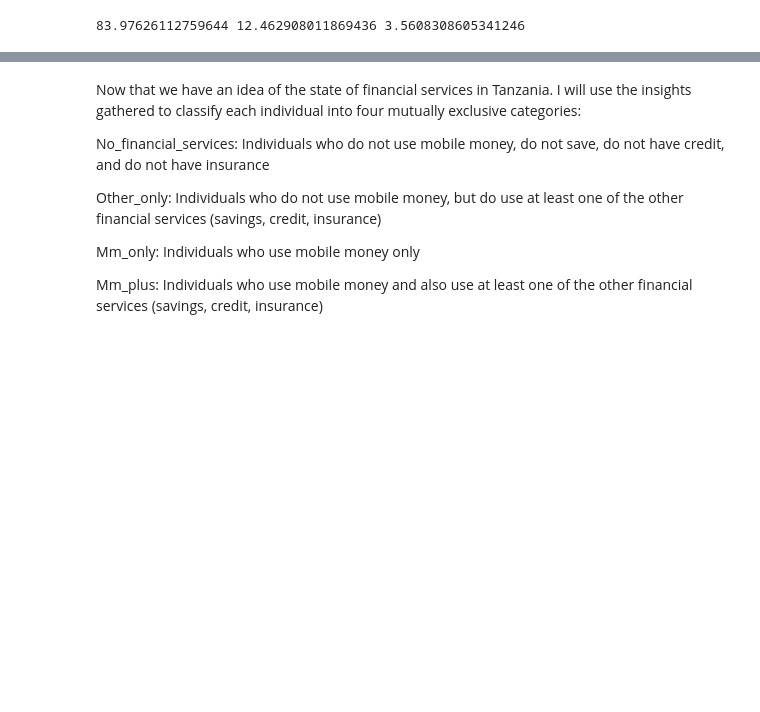
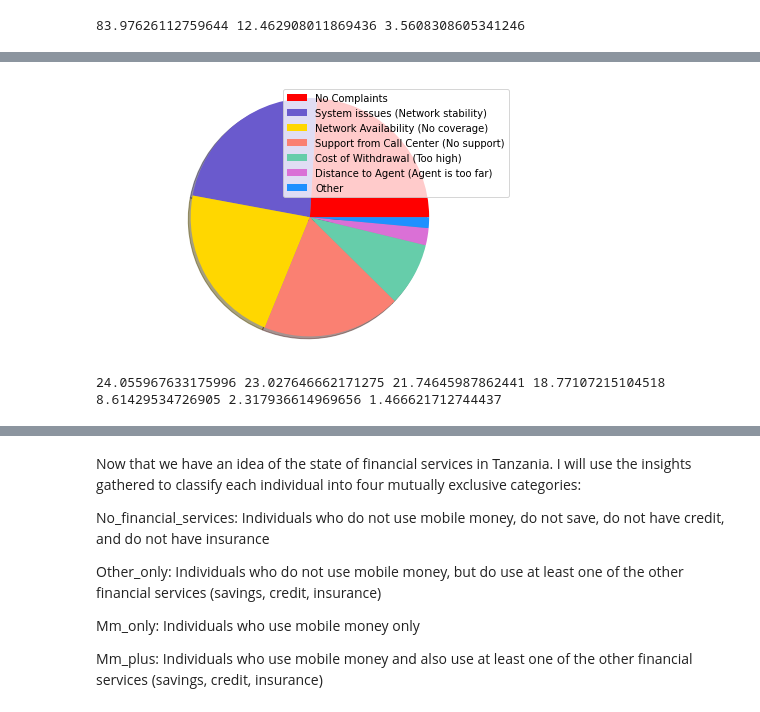
Before and after one commit to masterford/ExploratoryDataAnalysis, a Jupyter notebook: 545_final_project.ipynb, the cells around one changed output, grey strips where cells are left out. Drawn from its saved outputs; the diff is of its cells as text; code cells hidden in the pictures; blank space fills up the shorter version.

```diff
--- a/545_final_project.ipynb
+++ b/545_final_project.ipynb
@@ -317,0 +369,27 @@ print(commercial_bank, umoja_switch_ATM, community_bank_atm)
+# %%
+#plot Airtel complaints
+
+labels = airtel_complaints_df['airtel_cash_most_common_complaint'].tolist()
+sizes = airtel_complaints_df['total'].tolist()
+colors = ['red','slateblue','gold','salmon','mediumaquamarine','orchid','dodgerblue']
+patches, texts = plt.pie(sizes, colors=colors, shadow=True, startangle=0)
+plt.legend(patches, labels, loc="best")
+plt.axis('equal')
+plt.tight_layout()
+plt.show()
+
+#Get statistics
+sizes.sort
+total = sum(sizes)
+withdrawal_cost = (sizes[0]/total) * 100
+no_complaints = (sizes[1]/total) * 100
+support_from_call_center = (sizes[2] / total) *100
+network_availability = (sizes[3] / total) * 100
+system_issues = (sizes[4] / total) * 100
+agent_distance = (sizes[5] / total) * 100
+other = (sizes[6] / total) * 100
+
+print(withdrawal_cost, no_complaints, support_from_call_center, network_availability, system_issues, agent_distance, other)
+# %% [output]
+[figure, added]
+24.055967633175996 23.027646662171275 21.74645987862441 18.77107215104518 8.61429534726905 2.317936614969656 1.466621712744437
```
Also changed, not shown: parts of 11 cells of this notebook.
